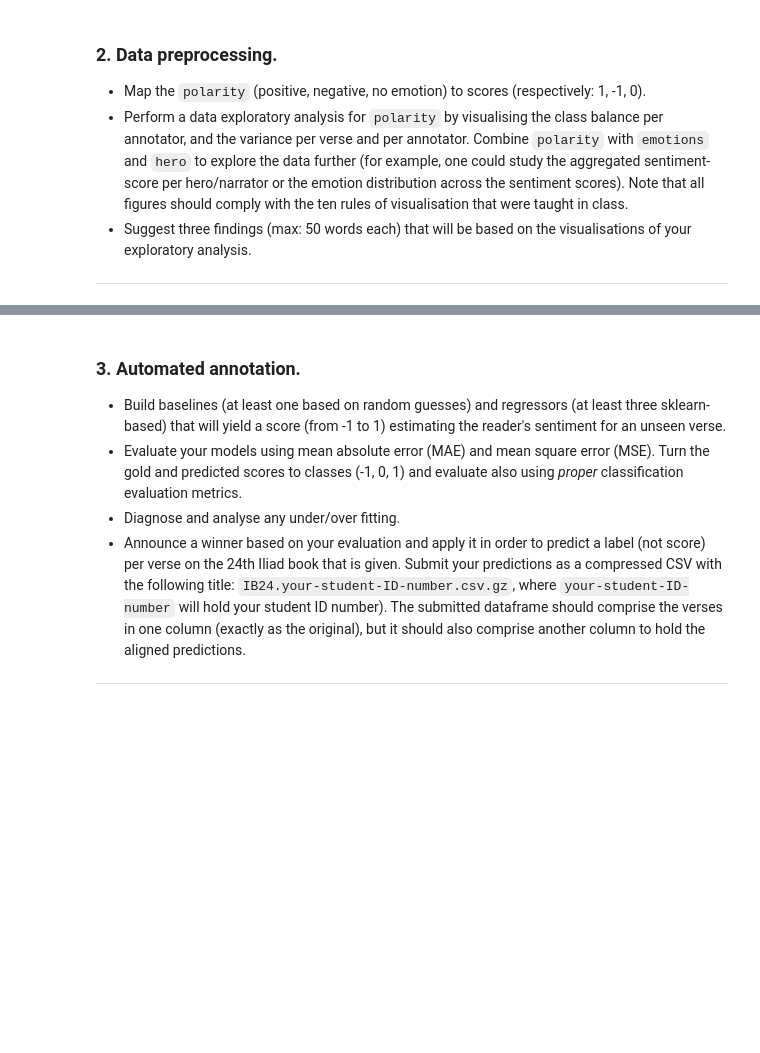
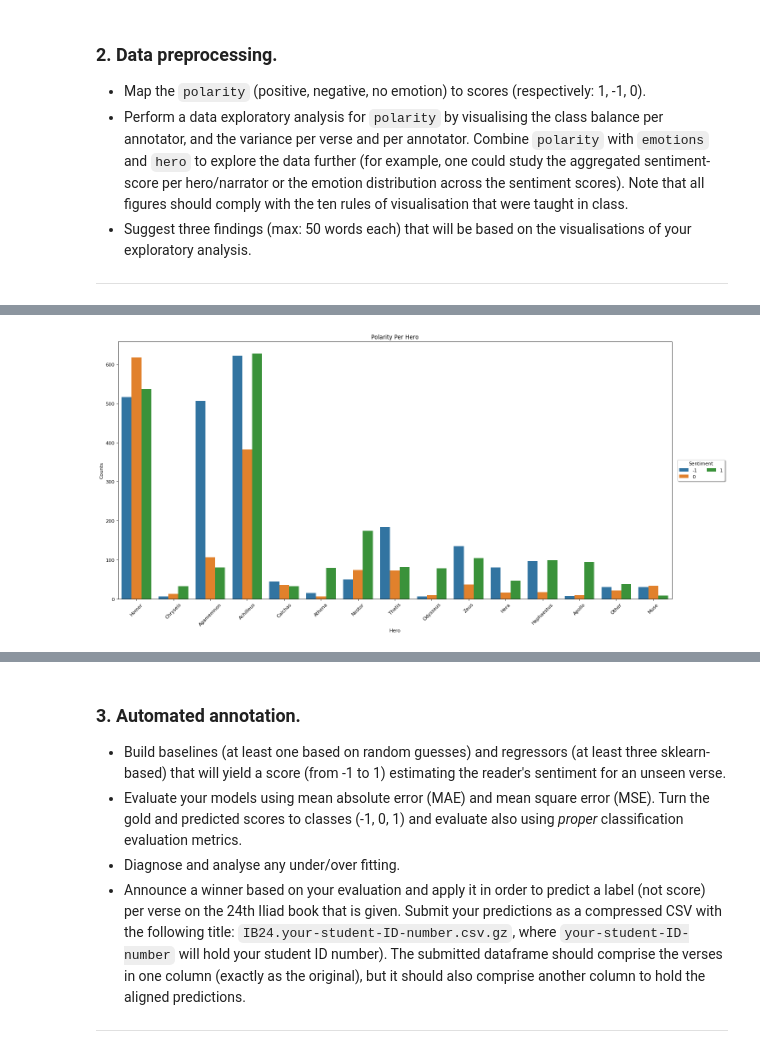
Before and after one commit to lambrosfloudas/Practical-Data-Science-2, a Jupyter notebook: PDS2021_A2.ipynb, the cells around one changed output, grey strips where cells are left out. Cells and saved outputs as stored; diff of their text form; code cells hidden in the pictures; blank space fills up the shorter version.

```diff
--- a/PDS2021_A2.ipynb
+++ b/PDS2021_A2.ipynb
@@ -200,0 +327,15 @@ Hero Cohen kappa: 0.6925
+# %%
+coders.hero.replace(['Briseis', 'Iris', 'Phobos', 'Antenor', 'Andromache', 'Menelaus', 'Chrysis', 'Patroclus'], ['Other', 'Other', 'Other', 'Other', 'Other', 'Other', 'Other', 'Other' ], inplace=True)
+figure(figsize=(21, 10), dpi=80)
+emotionsplot = sns.countplot(x=coders['hero'],
+                             hue=coders.polarity,
+                             )
+plt.legend(title= 'Sentiment', loc='right', bbox_to_anchor=(1.10, 0.5),
+               ncol = 2, fancybox=True, shadow=True) #https://matplotlib.org/2.0.2/users/legend_guide.html
+plt.xlabel('Hero')
+plt.ylabel('Counts')
+plt.xticks(rotation=45)
+plt.title('Polarity Per Hero')
+plt.show(emotionsplot)
+# %% [output]
+[figure, added]
```
Also changed, not shown: parts of 84 cells of this notebook.
